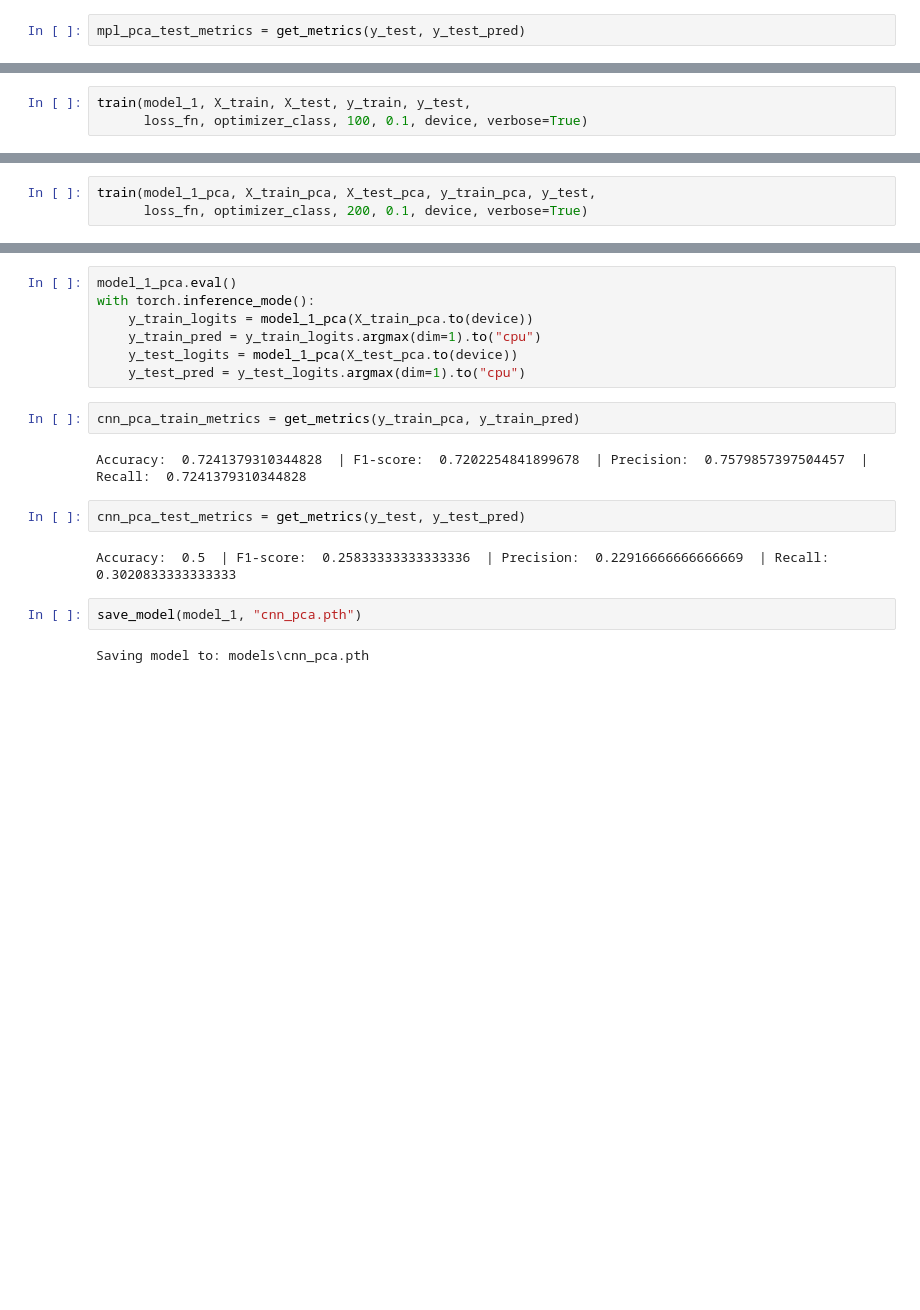
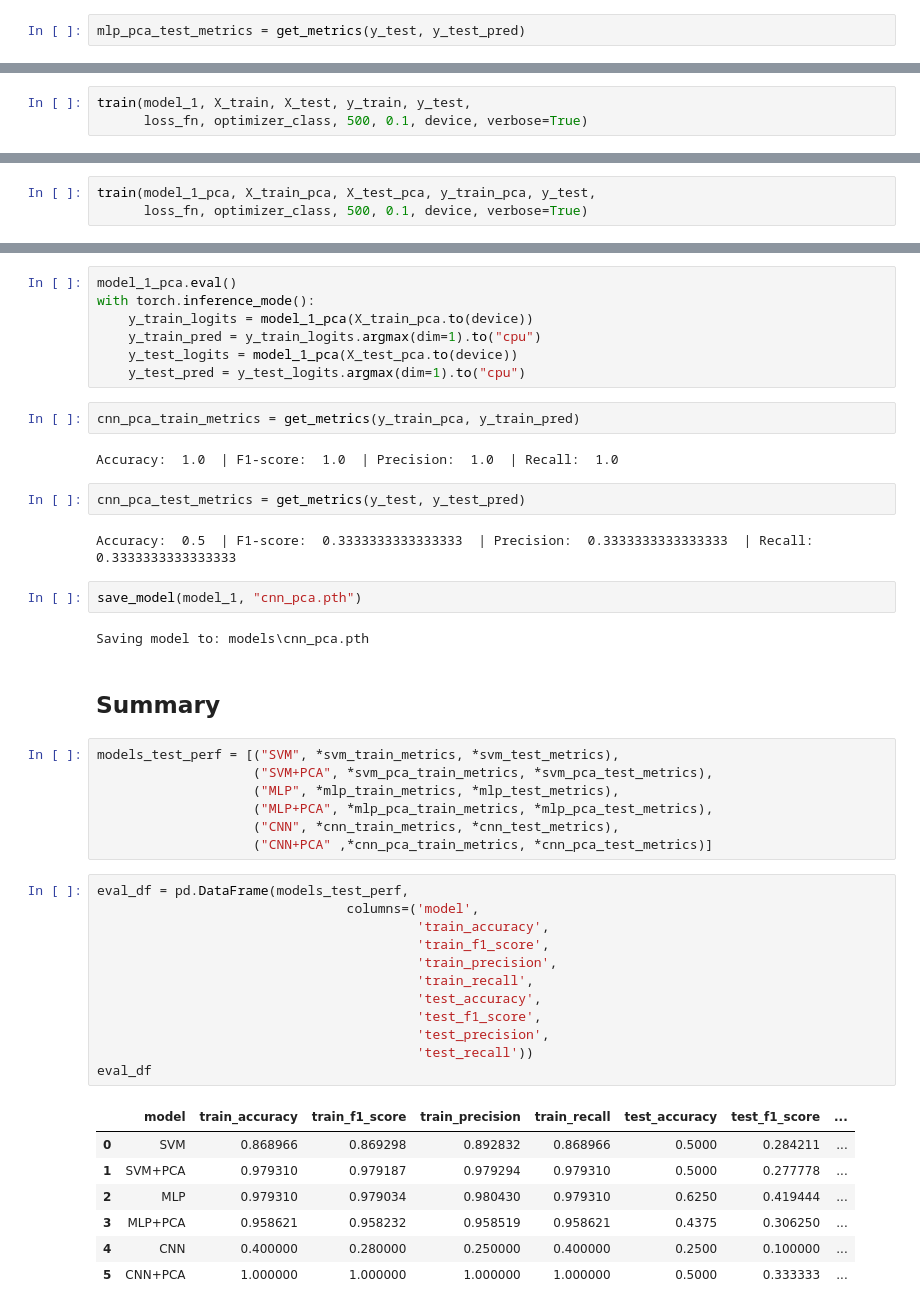
Before and after one commit to alejo963/cogaf-population, a Jupyter notebook: notebooks/train_models.ipynb, the cells around one changed output, grey strips where cells are left out. Saved outputs shown, nothing was run; the diff lists cells and outputs as text; blank space fills up the shorter version.

```diff
--- a/notebooks/train_models.ipynb
+++ b/notebooks/train_models.ipynb
@@ -262,3 +262,3 @@ Accuracy:  0.9793103448275862  | F1-score:  0.9793041926851027  | Precision:  0.
 # %%
-mpl_pca_test_metrics = get_metrics(y_test, y_test_pred)
+mlp_pca_test_metrics = get_metrics(y_test, y_test_pred)
 # %% [output]
@@ -285,6 +285,6 @@ from modules.model_builder import ConvModel
 model_1 = ConvModel(in_channels, in_length, 50, out_features).to(device)
 # %%
 train(model_1, X_train, X_test, y_train, y_test,
-      loss_fn, optimizer_class, 100, 0.1, device, verbose=True)
+      loss_fn, optimizer_class, 500, 0.1, device, verbose=True)
 # %% [output]
 Epoch: 0
@@ -324,6 +340,6 @@ in_channels, in_length
 model_1_pca = ConvModel(in_channels, in_length, 70, out_features).to(device)
 # %%
 train(model_1_pca, X_train_pca, X_test_pca, y_train_pca, y_test,
-      loss_fn, optimizer_class, 200, 0.1, device, verbose=True)
+      loss_fn, optimizer_class, 500, 0.1, device, verbose=True)
 # %% [output]
 Epoch: 0
@@ -344,12 +372,41 @@ with torch.inference_mode():
 # %%
 cnn_pca_train_metrics = get_metrics(y_train_pca, y_train_pred)
 # %% [output]
-Accuracy:  0.7241379310344828  | F1-score:  0.7202254841899678  | Precision:  0.7579857397504457  | Recall:  0.7241379310344828
+Accuracy:  1.0  | F1-score:  1.0  | Precision:  1.0  | Recall:  1.0
 # %%
 cnn_pca_test_metrics = get_metrics(y_test, y_test_pred)
 # %% [output]
-Accuracy:  0.5  | F1-score:  0.25833333333333336  | Precision:  0.22916666666666669  | Recall:  0.3020833333333333
+Accuracy:  0.5  | F1-score:  0.3333333333333333  | Precision:  0.3333333333333333  | Recall:  0.3333333333333333
 # %%
 save_model(model_1, "cnn_pca.pth")
 # %% [output]
 Saving model to: models\cnn_pca.pth
+# %% [markdown]
+## Summary
+# %%
+models_test_perf = [("SVM", *svm_train_metrics, *svm_test_metrics),
+                    ("SVM+PCA", *svm_pca_train_metrics, *svm_pca_test_metrics),
+                    ("MLP", *mlp_train_metrics, *mlp_test_metrics),
+                    ("MLP+PCA", *mlp_pca_train_metrics, *mlp_pca_test_metrics),
+                    ("CNN", *cnn_train_metrics, *cnn_test_metrics),
+                    ("CNN+PCA" ,*cnn_pca_train_metrics, *cnn_pca_test_metrics)]
+# %%
+eval_df = pd.DataFrame(models_test_perf,
+                                columns=('model',
+                                         'train_accuracy',
+                                         'train_f1_score',
+                                         'train_precision',
+                                         'train_recall',
+                                         'test_accuracy',
+                                         'test_f1_score',
+                                         'test_precision',
+                                         'test_recall'))
+eval_df
+# %% [output]
+|  | model | train_accuracy | train_f1_score | train_precision | train_recall | test_accuracy | test_f1_score | ... |
+| 0 | SVM | 0.868966 | 0.869298 | 0.892832 | 0.868966 | 0.5000 | 0.284211 | ... |
+| 1 | SVM+PCA | 0.979310 | 0.979187 | 0.979294 | 0.979310 | 0.5000 | 0.277778 | ... |
+| 2 | MLP | 0.979310 | 0.979034 | 0.980430 | 0.979310 | 0.6250 | 0.419444 | ... |
+| 3 | MLP+PCA | 0.958621 | 0.958232 | 0.958519 | 0.958621 | 0.4375 | 0.306250 | ... |
+| 4 | CNN | 0.400000 | 0.280000 | 0.250000 | 0.400000 | 0.2500 | 0.100000 | ... |
+| 5 | CNN+PCA | 1.000000 | 1.000000 | 1.000000 | 1.000000 | 0.5000 | 0.333333 | ... |
```
Also changed, not shown: parts of 14 cells of this notebook, 4 other files.
